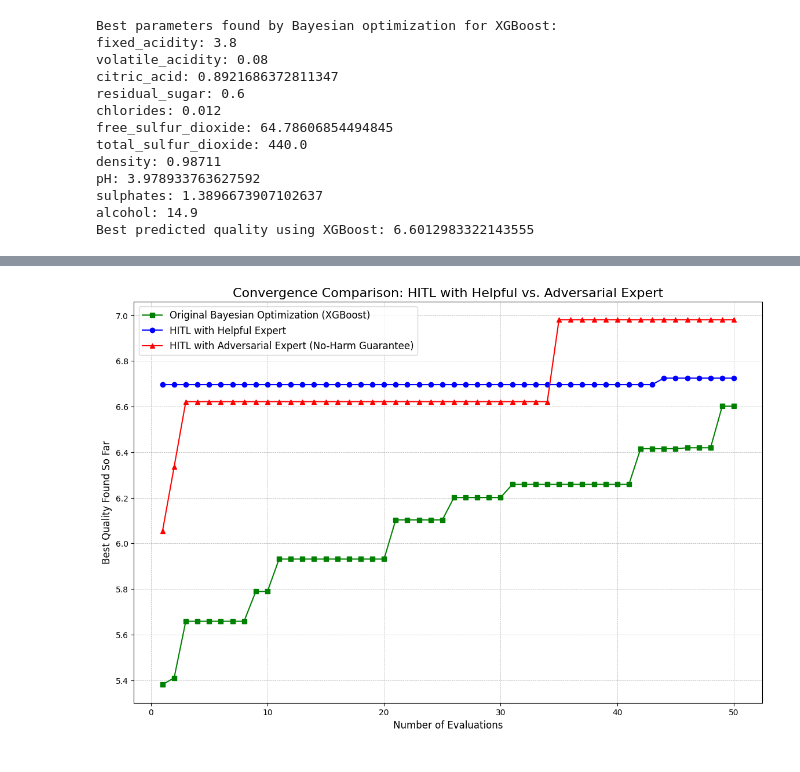
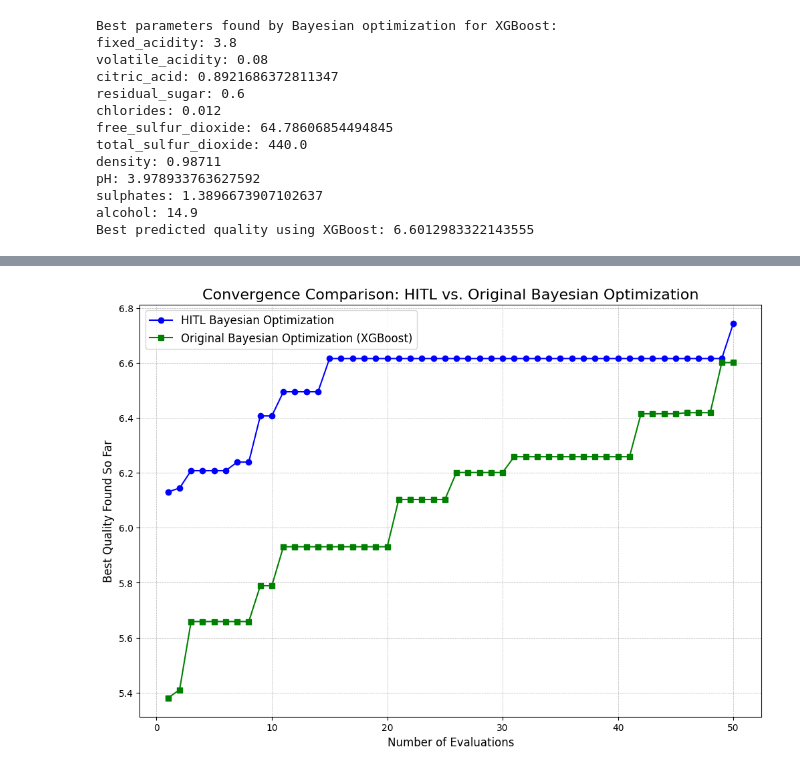
Before and after one commit to agopalareddy/BayesianOptimizationPractice, a Jupyter notebook: wine_dataset.ipynb, the cells around one changed output, grey strips where cells are left out. Cells and saved outputs as stored; diff of their text form; code cells hidden in the pictures.

Commit message:
Revert "Add adversarial expert simulation and integrate into HITL optimization"
This reverts commit a5cfd96ff9b9c26fb2dc5e14367af14b471a8267.

```diff
--- a/wine_dataset.ipynb
+++ b/wine_dataset.ipynb
@@ -270,10 +253,10 @@ opt = BayesSearchCV(
     model,
     search_space,
     n_iter=50,  # Number of iterations for optimization
-    scoring="neg_mean_squared_error",  # Objective function to minimize
+    scoring='neg_mean_squared_error',  # Objective function to minimize
     cv=5,  # Cross-validation splitting strategy
     n_jobs=-1,  # Use all available cores
-    random_state=random_state,
+    random_state=random_state
 )
 # %%
 # Fit the model using Bayesian optimization
@@ -408,14 +367,13 @@ search_space_wine = [
 ]
 # %%
 from skopt import gp_minimize
-
 # Perform Bayesian optimization to find the optimal wine parameters
 result = gp_minimize(
     objective_function,
     search_space_wine,
     n_calls=50,  # Number of evaluations
     random_state=random_state,
-    verbose=True,
+    verbose=True
 )
 # %% [output]
 Iteration No: 1 started. Evaluating function at random point.
@@ -493,10 +440,10 @@ xgb_opt = BayesSearchCV(
     xgb_model,
     xgb_search_space,
     n_iter=50,  # Number of iterations for optimization
-    scoring="neg_mean_squared_error",  # Objective function to minimize
+    scoring='neg_mean_squared_error',  # Objective function to minimize
     cv=5,  # Cross-validation splitting strategy
     n_jobs=-1,  # Use all available cores
-    random_state=random_state,
+    random_state=random_state
 )
 # %%
 # Fit the XGBoost model using Bayesian optimization
@@ -623,14 +547,13 @@ search_space_wine_xgb = [
 ]
 # %%
 from skopt import gp_minimize
-
 # Perform Bayesian optimization to find the optimal wine parameters using XGBoost
 result_xgb = gp_minimize(
     objective_function_xgb,
     search_space_wine_xgb,
     n_calls=50,  # Number of evaluations
     random_state=random_state,
-    verbose=True,
+    verbose=True
 )
 # %% [output]
 Iteration No: 1 started. Evaluating function at random point.
@@ -927,66 +819,52 @@ HITL optimization finished in 17.22 seconds.
 # %%
 # --- Prepare Data for Comparison ---
 # Get the convergence data from the original gp_minimize result
+# The objective function for gp_minimize returns the negative of quality, so we negate it back
 convergence_original = np.maximum.accumulate(-np.array(result_xgb.func_vals))
 
-num_evaluations = 50
+# Ensure both convergence plots are of the same length for a fair comparison
+# We'll cap it at the number of iterations we ran for the HITL loop
+num_evaluations = min(len(convergence_hitl), len(convergence_original))
+convergence_hitl_plot = convergence_hitl[:num_evaluations]
 convergence_original_plot = convergence_original[:num_evaluations]
-convergence_helpful_plot = convergence_helpful[:num_evaluations]
-convergence_adversarial_plot = convergence_adversarial[:num_evaluations]
 
 # --- Plotting the Convergence ---
-plt.figure(figsize=(14, 9))
-plt.plot(
-    range(1, num_evaluations + 1),
-    convergence_original_plot,
-    "s-",
-    label="Original Bayesian Optimization (XGBoost)",
-    color="green",
-)
-plt.plot(
-    range(1, num_evaluations + 1),
-    convergence_helpful_plot,
-    "o-",
-    label="HITL with Helpful Expert",
-    color="blue",
-)
-plt.plot(
-    range(1, num_evaluations + 1),
-    convergence_adversarial_plot,
-    "^-",
-    label="HITL with Adversarial Expert (No-Harm Guarantee)",
-    color="red",
-)
-plt.title(
-    "Convergence Comparison: HITL with Helpful vs. Adversarial Expert", fontsize=16
-)
-plt.xlabel("Number of Evaluations", fontsize=12)
-plt.ylabel("Best Quality Found So Far", fontsize=12)
+plt.figure(figsize=(12, 8))
+plt.plot(range(1, num_evaluations + 1), convergence_hitl_plot, 'o-', label='HITL Bayesian Optimization', color='blue')
+plt.plot(range(1, num_evaluations + 1), convergence_original_plot, 's-', label='Original Bayesian Optimization (XGBoost)', color='green')
+plt.title('Convergence Comparison: HITL vs. Original Bayesian Optimization', fontsize=16)
+plt.xlabel('Number of Evaluations', fontsize=12)
+plt.ylabel('Best Quality Found So Far', fontsize=12)
 plt.legend(fontsize=12)
-plt.grid(True, which="both", linestyle="--", linewidth=0.5)
+plt.grid(True, which='both', linestyle='--', linewidth=0.5)
 plt.show()
 
 # --- Comparing the Best Results ---
 print("--- Comparison of Best Results ---")
-print(f"\nOriginal Bayesian Optimization (XGBoost):")
+print("\nOriginal Bayesian Optimization (XGBoost):")
 print(f"  Best Quality: {best_quality_xgb:.4f}")
+print("  Best Profile:")
+for i, param in enumerate(best_params_xgb):
+    print(f"    {X_train.columns[i]}: {param:.4f}")
 
-print(f"\nHITL with Helpful Expert:")
-print(f"  Best Quality: {best_quality_helpful:.4f}")
-
-print(f"\nHITL with Adversarial Expert:")
-print(f"  Best Quality: {best_quality_adversarial:.4f}")
+print("\nHITL Bayesian Optimization:")
+print(f"  Best Quality: {best_quality_hitl:.4f}")
+print("  Best Profile:")
+for i, param in enumerate(best_params_hitl):
+    print(f"    {X_train.columns[i]}: {param:.4f}")
 
 # --- Analysis ---
-print("\n--- Concluding Summary ---")
-print(
-    "The decaying weight mechanism successfully implements a 'no-harm guarantee.' "
-    "As shown in the convergence plot, the optimization with the adversarial expert initially performs worse due to misleading feedback. "
-    "However, as the expert's influence decays, the algorithm increasingly relies on the objective data, allowing it to recover and converge towards a high-quality solution. "
-    "This demonstrates that the system is robust against incorrect human input, preventing significant performance degradation and ensuring reliability."
-)
+print("\n--- Analysis ---")
+if best_quality_hitl > best_quality_xgb:
+    print("The HITL approach found a wine profile with a higher predicted quality.")
+    print(f"Quality improvement: {best_quality_hitl - best_quality_xgb:.4f}")
+else:
+    print("The original Bayesian optimization found a wine profile with a slightly better or equal quality.")
+
+print("\nBy observing the convergence plot, we can analyze which method converged faster to a high-quality solution.")
+print("The HITL approach, by incorporating user preferences, can sometimes explore more promising regions of the search space, potentially leading to faster discovery of high-quality profiles.")
 # %% [output]
-[figure, old version]
+[figure, new version]
 --- Comparison of Best Results ---
 
 Original Bayesian Optimization (XGBoost):
```
Also changed, not shown: parts of 20 cells of this notebook, 1 other file.
